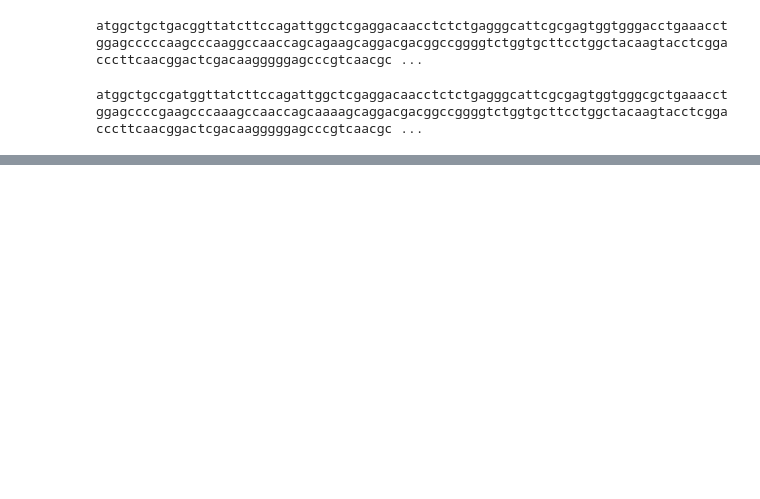
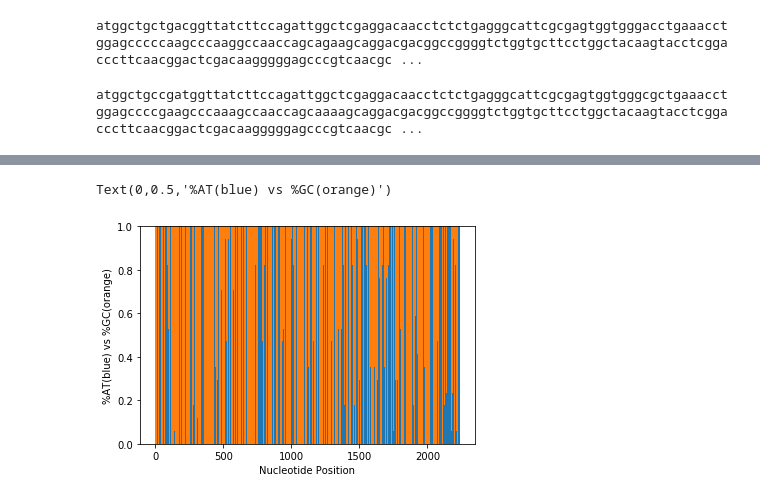
Before and after one commit to hverdonk/BioE131, a Jupyter notebook: Verdonk Lab 2.ipynb, the cells around one changed output, grey strips where cells are left out. Cells and saved outputs as stored; diff of their text form; code cells hidden in the pictures; blank space fills up the shorter version.

```diff
--- a/Verdonk Lab 2.ipynb
+++ b/Verdonk Lab 2.ipynb
@@ -28,0 +105,9 @@ atggctgccgatggttatcttccagattggctcgaggacaacctctctgagggcattcgcgagtggtgggcgctgaaacc
+# %%
+#Middle Cluster
+atmid_out = plt.bar(pos_list, pat_middle, 1)
+gcmid_out = plt.bar(pos_list, pgc_middle, 1, bottom=pat_middle)
+plt.xlabel("Nucleotide Position")
+plt.ylabel("%AT(blue) vs %GC(orange)")
+# %% [output]
+Text(0,0.5,'%AT(blue) vs %GC(orange)')
+[figure, added]
```
Also changed, not shown: parts of 9 cells of this notebook.
